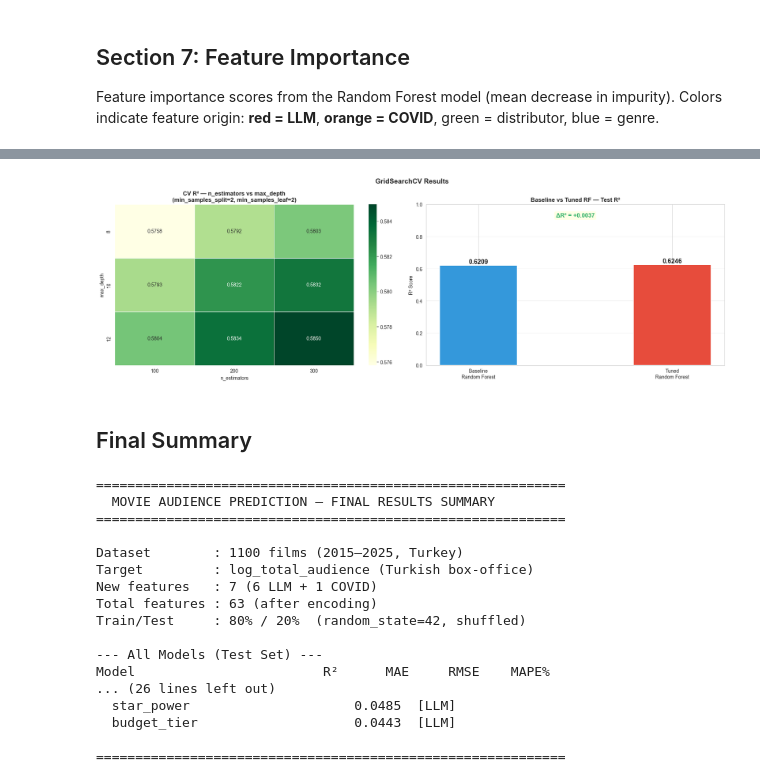
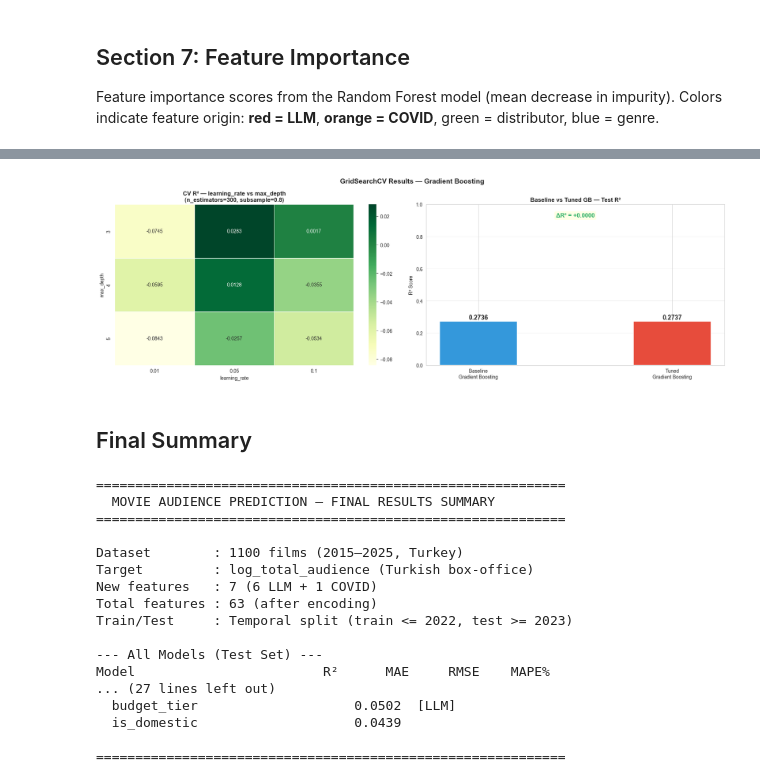
Before and after one commit to furblood0/movie, a Jupyter notebook: notebooks/model_training_v3.ipynb, the cells around one changed output, grey strips where cells are left out. Saved outputs shown, nothing was run; the diff lists cells and outputs as text; code cells hidden in the pictures.

```diff
--- a/notebooks/model_training_v3.ipynb
+++ b/notebooks/model_training_v3.ipynb
@@ -246,6 +268,7 @@ def evaluate(name, model, X_tr, X_te, y_tr, y_te):
         'mae'     : mean_absolute_error(y_te, pred_test),
         'rmse'    : np.sqrt(mean_squared_error(y_te, pred_test)),
         'mape'    : mean_absolute_percentage_error(y_te_orig, pred_orig),
+        'medape'  : float(np.median(np.abs(y_te_orig - pred_orig) / y_te_orig)) * 100,
     }, pred_test
 
 print('Training models...')
@@ -287,11 +311,12 @@ Four metrics are reported for each model:
 # %%
 metrics_df = pd.DataFrame({
     name: {
-        'R² (test)':      round(v['r2_test'],  4),
-        'R² (train)':     round(v['r2_train'], 4),
-        'MAE (log)':      round(v['mae'],       4),
-        'RMSE (log)':     round(v['rmse'],      4),
-        'MAPE (orig %)':  round(v['mape']*100,  2),
+        'R² (test)':       round(v['r2_test'],  4),
+        'R² (train)':      round(v['r2_train'], 4),
+        'MAE (log)':       round(v['mae'],       4),
+        'RMSE (log)':      round(v['rmse'],      4),
+        'MAPE (orig %)':   round(v['mape']*100,  2),
+        'MedAPE (orig %)': round(v['medape'],    2),
     }
     for name, v in results.items()
 }).T
@@ -591,5 +698,5 @@ K-Fold CV splits the training data into 5 parts. Each part acts as a validation
 # %%
-kf = KFold(n_splits=5, shuffle=True, random_state=42)
+tscv = TimeSeriesSplit(n_splits=5)
 
 # Reconstruct fully preprocessed matrices by stacking the already-encoded
 # train + test splits. We cannot reuse raw X because it still contains the
@@ -601,10 +708,10 @@ scaler_cv   = StandardScaler()
 X_full_lin  = scaler_cv.fit_transform(X_full_tree)
 
 cv_results = {}
-print('Running 5-Fold Cross-Validation...')
+print('Running 5-Fold TimeSeriesSplit CV...')
 for name, model in ALL_MODELS.items():
     X_cv = X_full_lin if name in LINEAR_MODELS else X_full_tree
-    scores = cross_val_score(model, X_cv, y_full, cv=kf,
+    scores = cross_val_score(model, X_cv, y_full, cv=tscv,
                              scoring='r2', n_jobs=-1)
     cv_results[name] = scores
     print(f'  {name:22s} CV R²: {scores.mean():.4f} ± {scores.std():.4f}')
@@ -753,61 +865,60 @@ MAPE %                   76.37          75.58      -0.79
 # %%
-# ── GridSearch heatmap: n_estimators vs max_depth ────────────
+# ── GridSearch heatmap: learning_rate vs max_depth ───────────
 cv_res = pd.DataFrame(grid_search.cv_results_)
 
-# Best min_samples_split and min_samples_leaf
-best_mss  = best_params['min_samples_split']
-best_msl  = best_params['min_samples_leaf']
+best_n_est   = best_params['n_estimators']
+best_subsamp = best_params['subsample']
 
 subset = cv_res[
-    (cv_res['param_min_samples_split'] == best_mss) &
-    (cv_res['param_min_samples_leaf'] == best_msl)
+    (cv_res['param_n_estimators'] == best_n_est) &
+    (cv_res['param_subsample']    == best_subsamp)
 ].copy()
 
 pivot = subset.pivot_table(
     index='param_max_depth',
-    columns='param_n_estimators',
+    columns='param_learning_rate',
     values='mean_test_score'
 )
 
 fig, axes = plt.subplots(1, 2, figsize=(18, 6))
-fig.suptitle('GridSearchCV Results', fontsize=14, fontweight='bold')
+fig.suptitle('GridSearchCV Results — Gradient Boosting', fontsize=14, fontweight='bold')
 
 # Heatmap
 ax = axes[0]
 sns.heatmap(pivot, annot=True, fmt='.4f', cmap='YlGn',
             ax=ax, linewidths=0.5, linecolor='white',
             annot_kws={'size': 10})
-ax.set_title(f'CV R² — n_estimators vs max_depth\n'
-             f'(min_samples_split={best_mss}, min_samples_leaf={best_msl})',
+ax.set_title(f'CV R² — learning_rate vs max_depth\n'
+             f'(n_estimators={best_n_est}, subsample={best_subsamp})',
              fontweight='bold')
-ax.set_xlabel('n_estimators')
+ax.set_xlabel('learning_rate')
 ax.set_ylabel('max_depth')
 
 # Baseline vs Tuned comparison
 ax = axes[1]
-model_labels  = ['Baseline\nRandom Forest', 'Tuned\nRandom Forest']
+model_labels  = ['Baseline\nGradient Boosting', 'Tuned\nGradient Boosting']
 r2_vals       = [r2_base, r2_tuned]
 bar_colors_bt = ['#3498db', '#e74c3c']
 bars = ax.bar(model_labels, r2_vals, color=bar_colors_bt,
               width=0.4, edgecolor='white', linewidth=1.5)
-ax.set_title('Baseline vs Tuned RF — Test R²', fontweight='bold')
+ax.set_title('Baseline vs Tuned GB — Test R²', fontweight='bold')
 ax.set_ylabel('R² Score')
 ax.set_ylim(0, 1.0)
 ax.grid(axis='y', alpha=0.3)
 for bar, val in zip(bars, r2_vals):
     ax.text(bar.get_x() + bar.get_width()/2, bar.get_height() + 0.01,
             f'{val:.4f}', ha='center', fontsize=13, fontweight='bold')
 delta = r2_tuned - r2_base
 ax.text(0.5, 0.92,
         f'\u0394R\u00b2 = {delta:+.4f}',
         ha='center', transform=ax.transAxes, fontsize=12,
         color='#27ae60' if delta >= 0 else '#e74c3c', fontweight='bold',
         bbox=dict(boxstyle='round', facecolor='lightyellow', alpha=0.8))
 
 plt.tight_layout()
 plt.show()
 # %% [output]
-[figure, old version]
+[figure, new version]
 # %% [markdown]
 ## Final Summary
 # %%
@@ -819,7 +930,7 @@ print(f'\nDataset        : {len(df)} films (2015–2025, Turkey)')
 print(f'Target         : log_total_audience (Turkish box-office)')
 print(f'New features   : {len(NEW_COLS)} (6 LLM + 1 COVID)')
 print(f'Total features : {len(feature_names)} (after encoding)')
-print(f'Train/Test     : 80% / 20%  (random_state=42, shuffled)')
+print('Train/Test     : Temporal split (train <= 2022, test >= 2023)')
 
 print('\n--- All Models (Test Set) ---')
 print(f'{"Model":<22} {"R²":>8} {"MAE":>8} {"RMSE":>8} {"MAPE%":>8}')
@@ -830,11 +941,12 @@ for name in MODEL_ORDER:
     print(f'{name:<22} {r["r2_test"]:>8.4f} {r["mae"]:>8.4f} '
           f'{r["rmse"]:>8.4f} {r["mape"]*100:>8.2f}{flag}')
 
-print(f'\n--- After Hyperparameter Tuning ({best_model_name}) ---')
+print(f'\n--- After Hyperparameter Tuning (Gradient Boosting — best model) ---')
 print(f'Best params    : {best_params}')
 print(f'Baseline R²    : {r2_base:.4f}')
 print(f'Tuned R²       : {r2_tuned:.4f}  ({r2_tuned - r2_base:+.4f})')
 print(f'Tuned MAPE     : {mape_tuned*100:.2f}%')
+print(f'Tuned MedAPE   : {medape_tuned:.2f}%')
 
 print('\n--- Cross-Validation (5-Fold) ---')
 for name in MODEL_ORDER:
@@ -856,12 +968,12 @@ Dataset        : 1100 films (2015–2025, Turkey)
 Target         : log_total_audience (Turkish box-office)
 New features   : 7 (6 LLM + 1 COVID)
 Total features : 63 (after encoding)
-Train/Test     : 80% / 20%  (random_state=42, shuffled)
+Train/Test     : Temporal split (train <= 2022, test >= 2023)
 
 --- All Models (Test Set) ---
 Model                        R²      MAE     RMSE    MAPE%
-... (26 lines left out)
-  star_power                     0.0485  [LLM]
-  budget_tier                    0.0443  [LLM]
+... (27 lines left out)
+  budget_tier                    0.0502  [LLM]
+  is_domestic                    0.0439
 
 ============================================================
```
Also changed, not shown: parts of 17 cells of this notebook, 2 other files.
